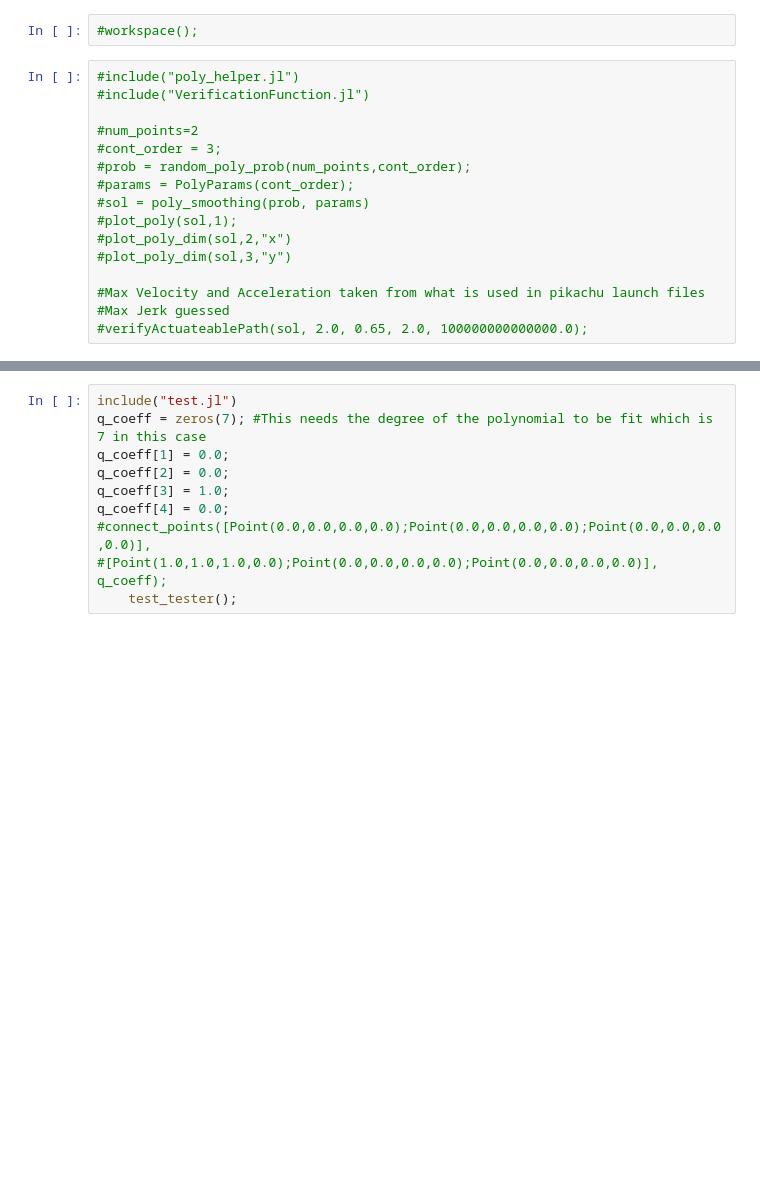
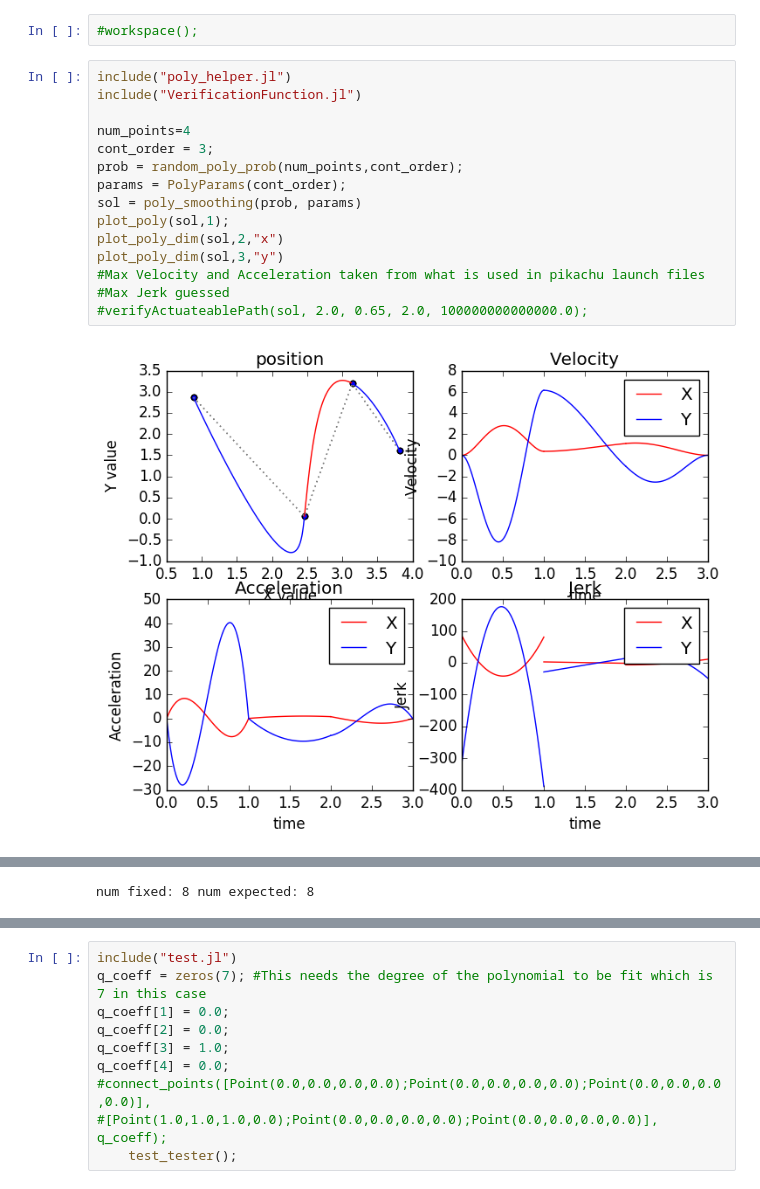
Before and after one commit to stefantj/polynomial-path-smoothing, a Jupyter notebook: Multi-segment.ipynb, the cells around one changed output, grey strips where cells are left out. Cells and saved outputs as stored; diff of their text form; blank space fills up the shorter version.

```diff
--- a/Multi-segment.ipynb
+++ b/Multi-segment.ipynb
@@ -1,18 +1,19 @@
 # %%
 #workspace();
 # %%
-#include("poly_helper.jl")
-#include("VerificationFunction.jl")
+include("poly_helper.jl")
+include("VerificationFunction.jl")
 
-#num_points=2
-#cont_order = 3;
-#prob = random_poly_prob(num_points,cont_order);
-#params = PolyParams(cont_order);
-#sol = poly_smoothing(prob, params)
-#plot_poly(sol,1);
-#plot_poly_dim(sol,2,"x")
-#plot_poly_dim(sol,3,"y")
-
+num_points=4
+cont_order = 3;
+prob = random_poly_prob(num_points,cont_order);
+params = PolyParams(cont_order);
+sol = poly_smoothing(prob, params)
+plot_poly(sol,1);
+plot_poly_dim(sol,2,"x")
+plot_poly_dim(sol,3,"y")
 #Max Velocity and Acceleration taken from what is used in pikachu launch files
 #Max Jerk guessed
 #verifyActuateablePath(sol, 2.0, 0.65, 2.0, 100000000000000.0);
+# %% [output]
+[figure, added]
@@ -18,0 +23 @@
+num fixed: 8 num expected: 8
```
Also changed, not shown: parts of 1 cell of this notebook, 1 other file.
